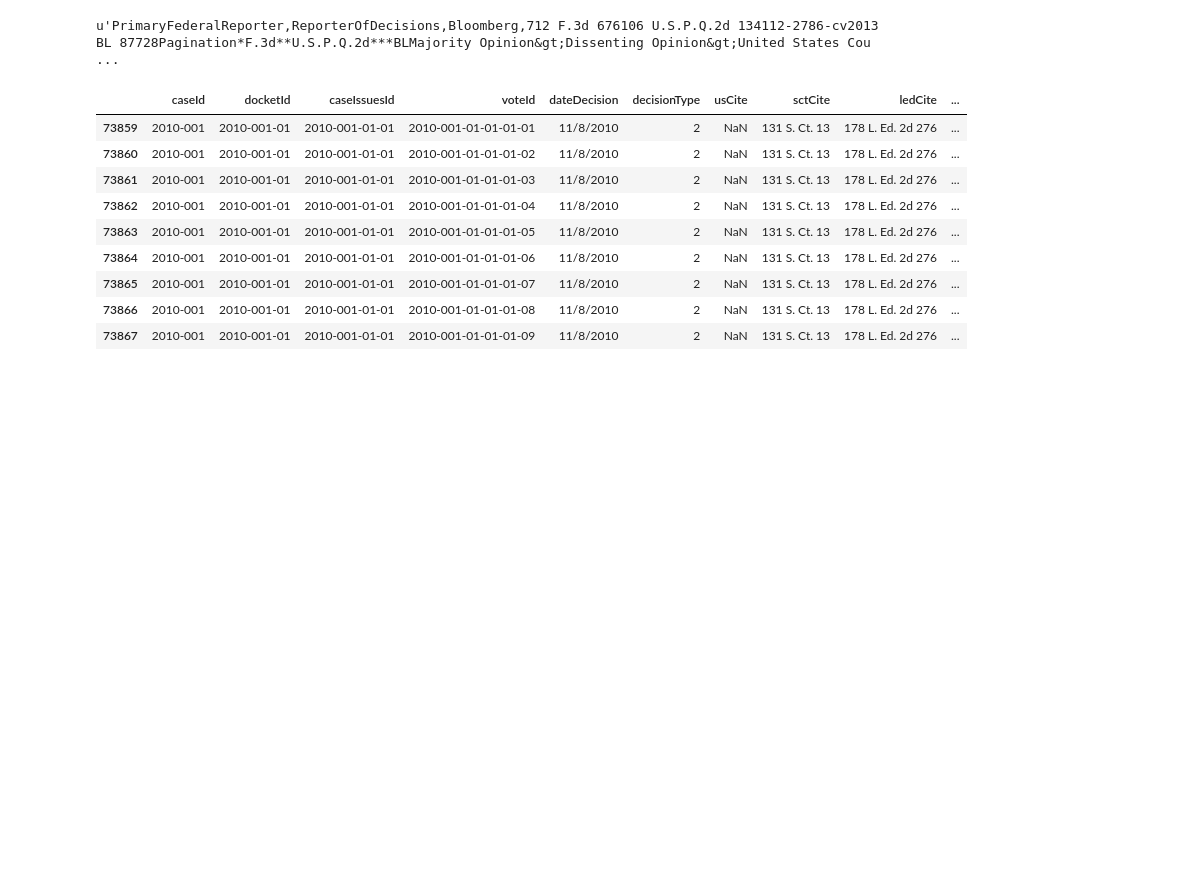
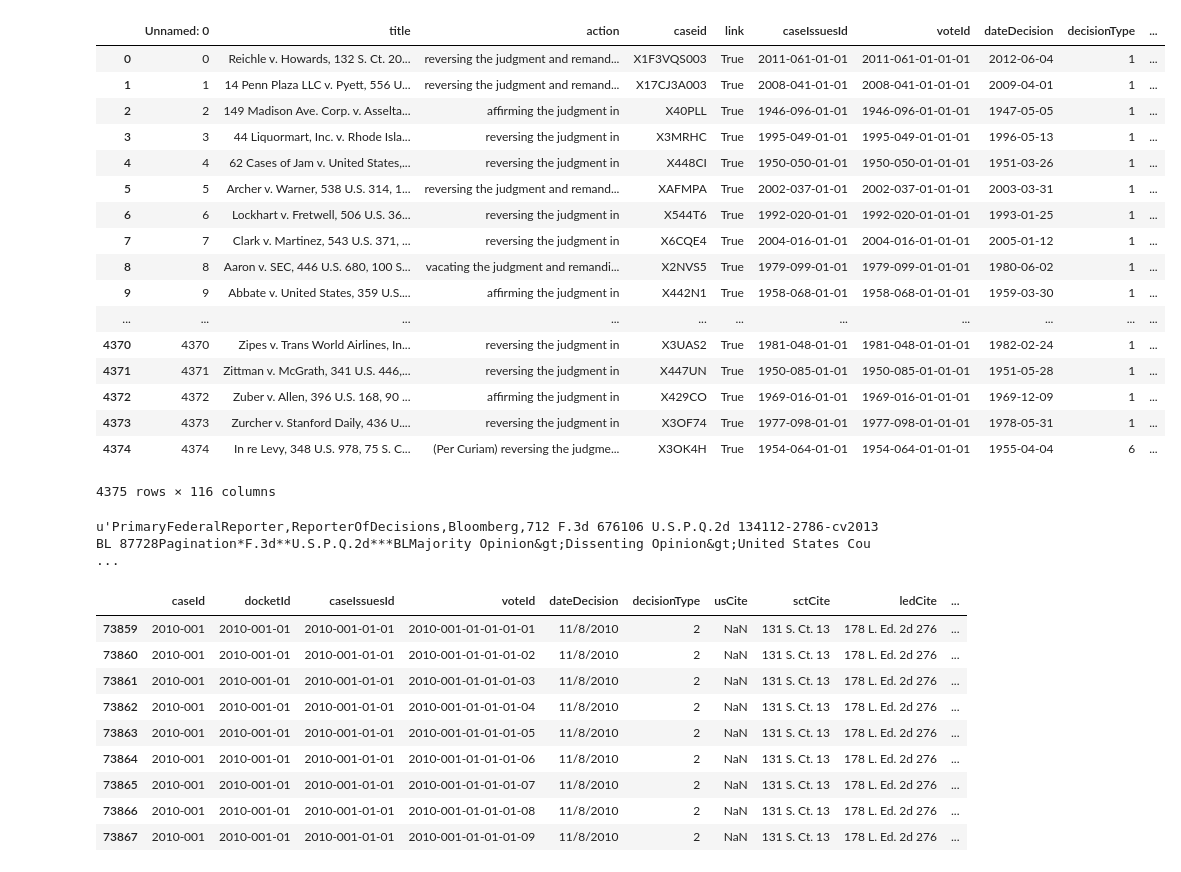
Before and after one commit to codelibra/Predicting-Supreme-Court-Outcomes-using-Text-Similarity-Detection, a Jupyter notebook: data_exploration.ipynb, the cells around one changed output. Drawn from its saved outputs; the diff is of its cells as text; code cells hidden in the pictures; blank space fills up the shorter version.

```diff
--- a/data_exploration.ipynb
+++ b/data_exploration.ipynb
@@ -172,3 +354,29 @@ df1.filter_by(neighs, 'id')
+# %%
+pd.options.display.max_rows = 100
+pd.options.display.max_columns = 100
+# %%
+f = pd.read_csv('/Users/shiv/.bin/10_scotus/sc_lc_link.csv')
+# %%
+f
+# %% [output]
+|  | Unnamed: 0 | title | action | caseid | link | caseIssuesId | voteId | dateDecision | decisionType | ... |
+| 0 | 0 | Reichle v. Howards, 132 S. Ct. 20... | reversing the judgment and remand... | X1F3VQS003 | True | 2011-061-01-01 | 2011-061-01-01-01 | 2012-06-04 | 1 | ... |
+| 1 | 1 | 14 Penn Plaza LLC v. Pyett, 556 U... | reversing the judgment and remand... | X17CJ3A003 | True | 2008-041-01-01 | 2008-041-01-01-01 | 2009-04-01 | 1 | ... |
+| 2 | 2 | 149 Madison Ave. Corp. v. Asselta... | affirming the judgment in | X40PLL | True | 1946-096-01-01 | 1946-096-01-01-01 | 1947-05-05 | 1 | ... |
+| 3 | 3 | 44 Liquormart, Inc. v. Rhode Isla... | reversing the judgment in | X3MRHC | True | 1995-049-01-01 | 1995-049-01-01-01 | 1996-05-13 | 1 | ... |
+| 4 | 4 | 62 Cases of Jam v. United States,... | reversing the judgment in | X448CI | True | 1950-050-01-01 | 1950-050-01-01-01 | 1951-03-26 | 1 | ... |
+| 5 | 5 | Archer v. Warner, 538 U.S. 314, 1... | reversing the judgment and remand... | XAFMPA | True | 2002-037-01-01 | 2002-037-01-01-01 | 2003-03-31 | 1 | ... |
+| 6 | 6 | Lockhart v. Fretwell, 506 U.S. 36... | reversing the judgment in | X544T6 | True | 1992-020-01-01 | 1992-020-01-01-01 | 1993-01-25 | 1 | ... |
+| 7 | 7 | Clark v. Martinez, 543 U.S. 371, ... | reversing the judgment in | X6CQE4 | True | 2004-016-01-01 | 2004-016-01-01-01 | 2005-01-12 | 1 | ... |
+| 8 | 8 | Aaron v. SEC, 446 U.S. 680, 100 S... | vacating the judgment and remandi... | X2NVS5 | True | 1979-099-01-01 | 1979-099-01-01-01 | 1980-06-02 | 1 | ... |
+| 9 | 9 | Abbate v. United States, 359 U.S.... | affirming the judgment in | X442N1 | True | 1958-068-01-01 | 1958-068-01-01-01 | 1959-03-30 | 1 | ... |
+| ... | ... | ... | ... | ... | ... | ... | ... | ... | ... | ... |
+| 4370 | 4370 | Zipes v. Trans World Airlines, In... | reversing the judgment in | X3UAS2 | True | 1981-048-01-01 | 1981-048-01-01-01 | 1982-02-24 | 1 | ... |
+| 4371 | 4371 | Zittman v. McGrath, 341 U.S. 446,... | reversing the judgment in | X447UN | True | 1950-085-01-01 | 1950-085-01-01-01 | 1951-05-28 | 1 | ... |
+| 4372 | 4372 | Zuber v. Allen, 396 U.S. 168, 90 ... | affirming the judgment in | X429CO | True | 1969-016-01-01 | 1969-016-01-01-01 | 1969-12-09 | 1 | ... |
+| 4373 | 4373 | Zurcher v. Stanford Daily, 436 U.... | reversing the judgment in | X3OF74 | True | 1977-098-01-01 | 1977-098-01-01-01 | 1978-05-31 | 1 | ... |
+| 4374 | 4374 | In re Levy, 348 U.S. 978, 75 S. C... | (Per Curiam) reversing the judgme... | X3OK4H | True | 1954-064-01-01 | 1954-064-01-01-01 | 1955-04-04 | 6 | ... |
+4375 rows × 116 columns
 # %%
 soup = bs.BeautifulSoup(open("/Users/shiv/Desktop/2013_complete/X1HVA7GN.html"))
 for elem in soup.findAll(['script', 'style']):
```
Also changed, not shown: parts of 37 cells of this notebook.
